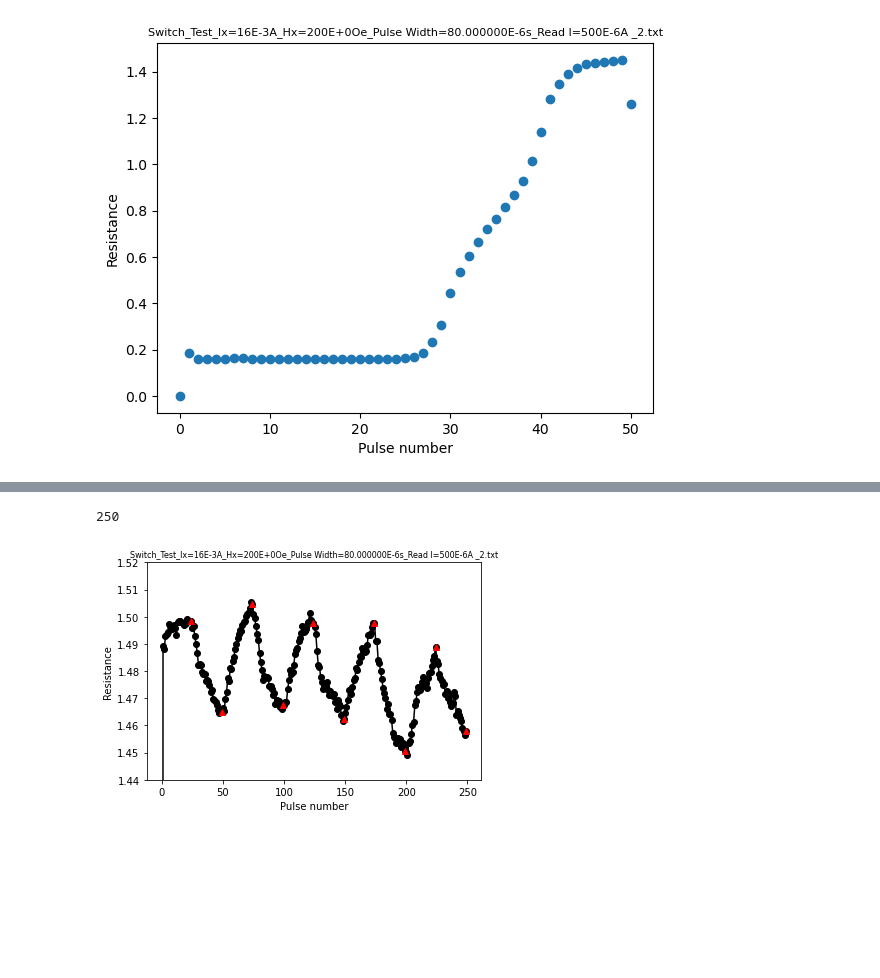
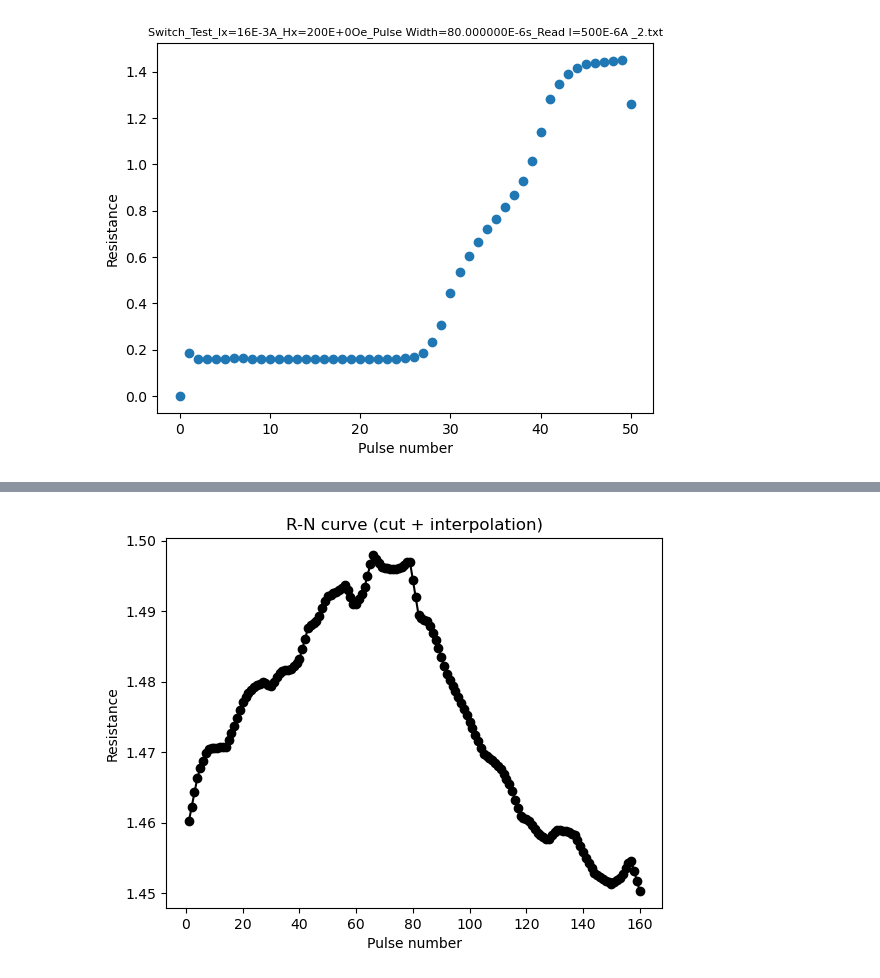
Before and after one commit to kpliao1206/mlmi_hw_repo, a Jupyter notebook: Final/RN_processing.ipynb, the cells around one changed output, grey strips where cells are left out. Drawn from its saved outputs; the diff is of its cells as text; code cells hidden in the pictures; blank space fills up the shorter version.

```diff
--- a/Final/RN_processing.ipynb
+++ b/Final/RN_processing.ipynb
@@ -112,22 +116,31 @@ np.save('Synapse_weight/weight1_1period', r_period_scale)
-# %%
-pn, r, _ = open_switch_test('Switch_Test_Ix=16E-3A_Hx=0E+0Oe_Pulse Width=80.000000E-6s_Read I=500E-6A _7.txt', plot=False)
-print(len(pn))
-
-turning_point = [(i+1)*25-1 for i in range(10)]
-turning_r = r[turning_point]
-plt.figure()
-plt.plot(pn, r, '-ko')
-plt.plot(turning_point, turning_r, 'r^')
-plt.ylim((1.44, 1.52))
-plt.title(file_name, fontsize=8)
-plt.xlabel('Pulse number')
-plt.ylabel('Resistance')
-plt.show()
-# %% [output]
-250
-[figure, removed]
 # %%
 # test weights
 test_w = np.linspace(-2, 2, 160)
 # print(test_w)
 np.save('Synapse_weight/test_weight_160', test_w)
+# %%
+# interpolation
+
+# 原始陣列
+r0 = r[50:100]
+
+# 原始陣列的索引值
+x = np.arange(len(r0))
+
+# 新陣列的索引值
+new_x = np.linspace(0, len(r0)-1, 160)
+
+# 進行線性插值
+r_interp = np.interp(new_x, x, r0)
+
+plt.figure()
+plt.plot(np.arange(160)+1, r_interp, '-ko')
+plt.title('R-N curve (cut + interpolation)')
+plt.xlabel('Pulse number')
+plt.ylabel('Resistance')
+plt.show()
+
+r_interp_scale = scale_array(np.array(r_interp), -6, 6)
+np.save('Synapse_weight/weight1_3period_interp_range6', r_interp_scale)
+# %% [output]
+[figure, added]
```
Also changed, not shown: parts of 1 cell of this notebook, 5 other files.
